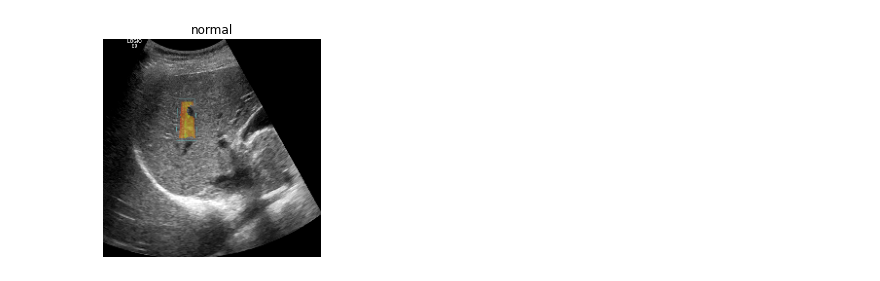
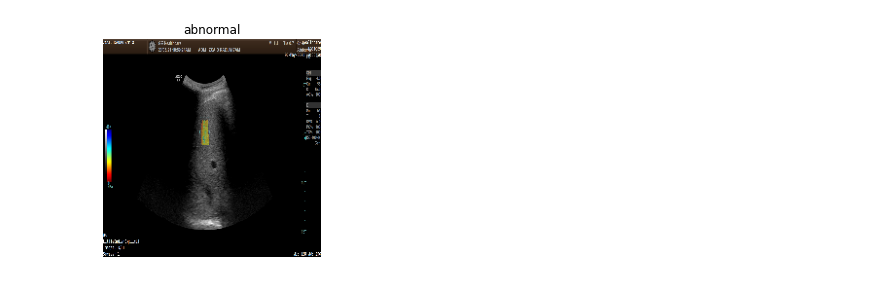
Before and after one commit to Bashar54h/Bashar54h, a Jupyter notebook: vgg16-xgboost-binary.ipynb, the cells around one changed output. Saved outputs shown, nothing was run; the diff lists cells and outputs as text; code cells hidden in the pictures.

Commit message:
Kaggle Notebook | VGG16_XGboost_binary | Version 2

```diff
--- a/vgg16-xgboost-binary.ipynb
+++ b/vgg16-xgboost-binary.ipynb
@@ -34,8 +25,6 @@ for directory_path in glob(ds+'/*'):
 
         img = cv2.imread(img_path, cv2.IMREAD_COLOR)
         img = cv2.resize(img, image_shape)
-#         img = cv2.cvtColor(img, cv2.COLOR_BGR2RGB)
-        img = CLAHE(img)
         images.append(img)
         labels.append(label)
 # %%
@@ -180,19 +206,18 @@ file = open('binary_model.pkl', 'rb')
 binary_model = pickle.load(file)
 file.close()
 # %%
-image_for_test = '../input/liver-binary/LiverBinary/Data2/normal/102.bmp'
+image_for_test = '../input/liver-binary/LiverBinary/Data2/abnormal/1613.bmp'
 image_for_test = cv2.imread(image_for_test, cv2.IMREAD_COLOR)
 image_for_test = cv2.resize(image_for_test, image_shape)
 plt.axis('off')
 plt.imshow(image_for_test)
-image_for_test = CLAHE(image_for_test)
 image_for_test = tf.expand_dims(image_for_test,0)
 image_for_test_features = VGG_model.predict(image_for_test)
 image_for_test_features = image_for_test_features.reshape(image_for_test_features.shape[0], -1)
 test_label = binary_model.predict(image_for_test_features)
 test_label = encoder.inverse_transform(test_label)
 
 plt.title(test_label.item())
 plt.show()
 # %% [output]
-[figure, old version]
+[figure, new version]
```
Also changed, not shown: parts of 11 cells of this notebook.
